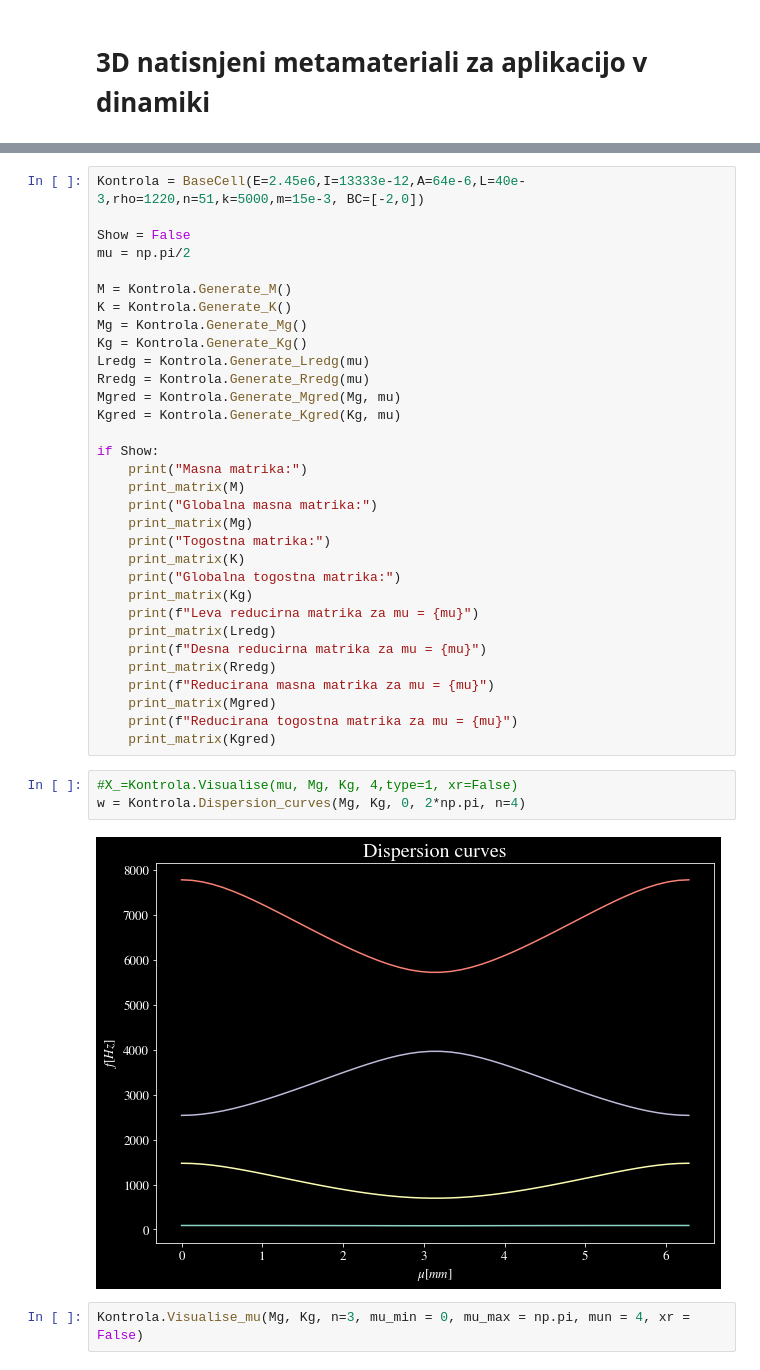
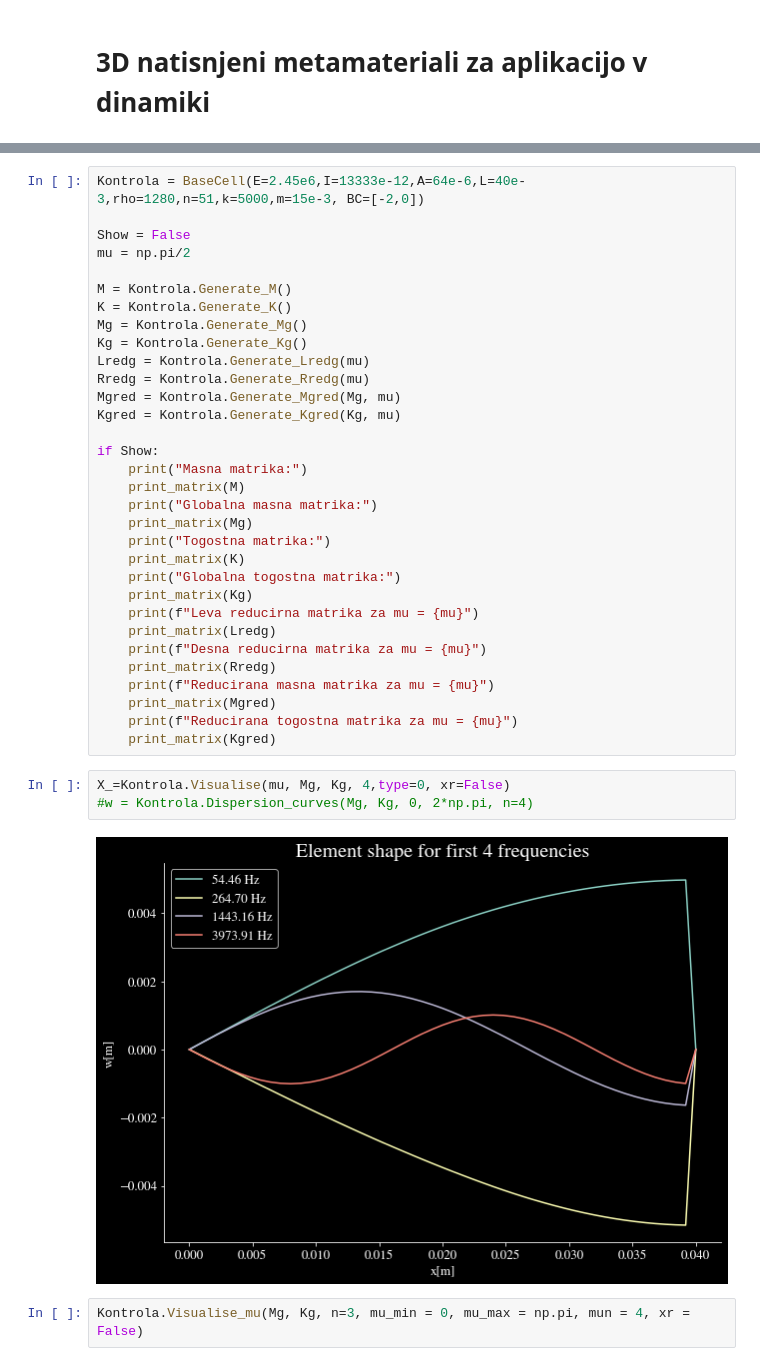
Before and after one commit to pibrnik/metamaterials, a Jupyter notebook: Program.ipynb, the cells around one changed output, grey strips where cells are left out. Drawn from its saved outputs; the diff is of its cells as text.

Commit message:
Fixed Type 0 BC, Small bugs

```diff
--- a/Program.ipynb
+++ b/Program.ipynb
@@ -482,7 +478,7 @@ def print_matrix(array,precision=2):
         matrix = matrix[:-1] + r'\\'
     display(Math(r'\begin{bmatrix}'+matrix+r'\end{bmatrix}'))
 # %%
-Kontrola = BaseCell(E=2.45e6,I=13333e-12,A=64e-6,L=40e-3,rho=1220,n=51,k=5000,m=15e-3, BC=[-2,0])
+Kontrola = BaseCell(E=2.45e6,I=13333e-12,A=64e-6,L=40e-3,rho=1280,n=51,k=5000,m=15e-3, BC=[-2,0])
 
 Show = False
 mu = np.pi/2
@@ -514,10 +510,10 @@ if Show:
     print(f"Reducirana togostna matrika za mu = {mu}")
     print_matrix(Kgred)
 # %%
-#X_=Kontrola.Visualise(mu, Mg, Kg, 4,type=1, xr=False)
-w = Kontrola.Dispersion_curves(Mg, Kg, 0, 2*np.pi, n=4)
+X_=Kontrola.Visualise(mu, Mg, Kg, 4,type=0, xr=False)
+#w = Kontrola.Dispersion_curves(Mg, Kg, 0, 2*np.pi, n=4)
 # %% [output]
-[figure, old version]
+[figure, new version]
 # %%
 Kontrola.Visualise_mu(Mg, Kg, n=3, mu_min = 0, mu_max = np.pi, mun = 4, xr = False)
 # %% [output]
```
Also changed, not shown: parts of 4 cells of this notebook, 2 other files.
